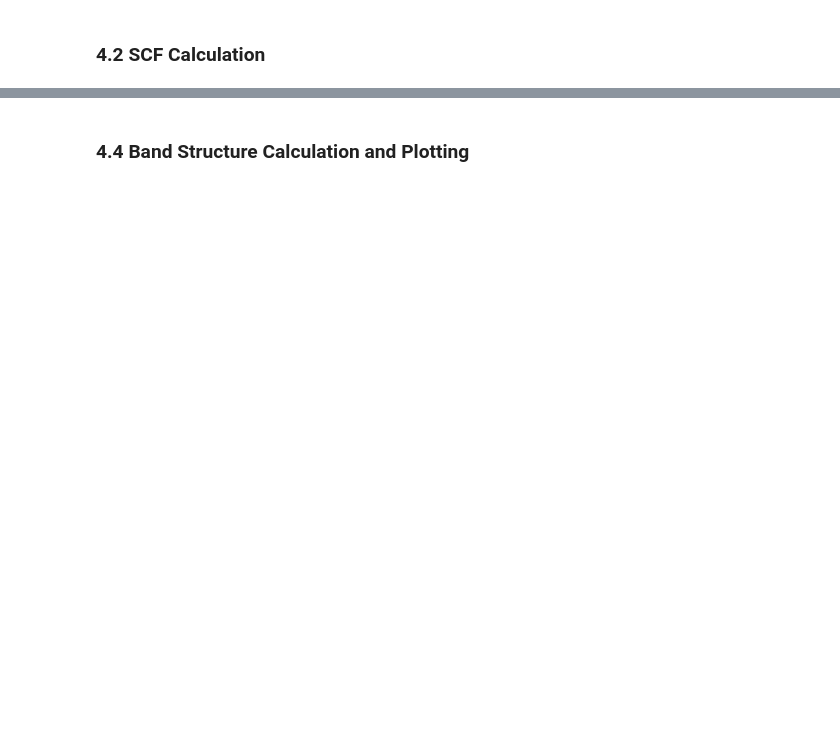
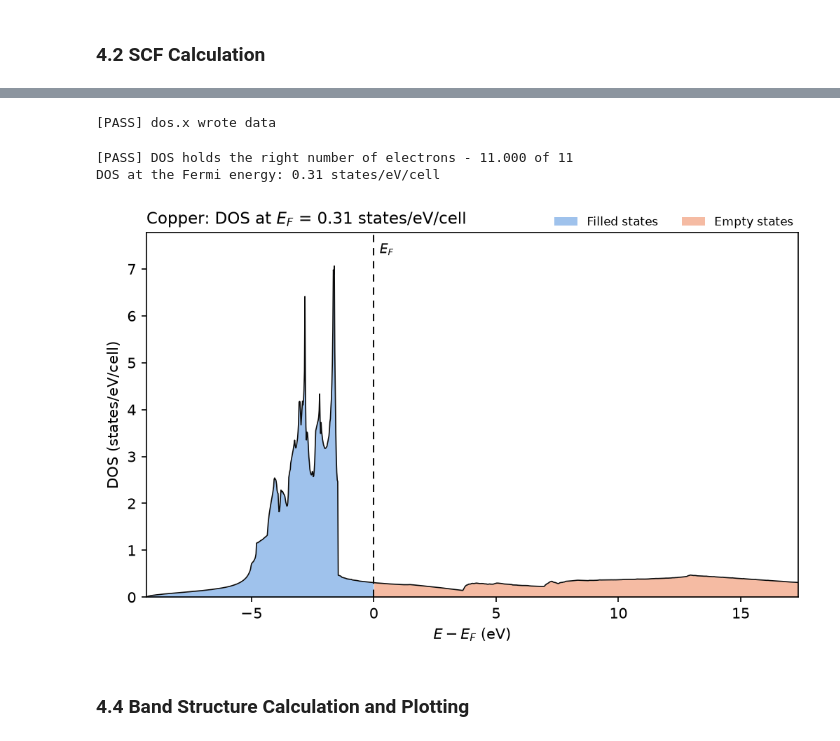
Before and after one commit to ADam1an1/bulk_solids, a Jupyter notebook: metals_bandgap.ipynb, the cells around one changed output, grey strips where cells are left out. Drawn from its saved outputs; the diff is of its cells as text; code cells hidden in the pictures; blank space fills up the shorter version.

```diff
--- a/metals_bandgap.ipynb
+++ b/metals_bandgap.ipynb
@@ -780,4 +840,25 @@ CU_NSCF_OUT = run_pw("pw.nscf.cu.in", CU_NSCF_INPUT, CU_RUN)
 [PASS] NSCF finished
+# %%
+CU_DOS_INPUT = f'''&DOS
+  prefix = 'cu'
+  outdir = './tmp/'
+  fildos = 'cu_dos.dat'
+  DeltaE = 0.02
+/
+'''
+(CU_RUN / "pw.dos.cu.in").write_text(CU_DOS_INPUT)
+
+# Equivalent of:  dos.x < pw.dos.cu.in > pw.dos.cu.out
+run_qe(DOS, CU_RUN / "pw.dos.cu.in")
+check("dos.x wrote data", (CU_RUN / "cu_dos.dat").exists())
+# %% [output]
+[PASS] dos.x wrote data
+# %%
+CU_DOS_AT_FERMI = plot_dos(CU_RUN, "cu_dos.dat", CU_NSCF_OUT, "Copper")
+# %% [output]
+[PASS] DOS holds the right number of electrons - 11.000 of 11
+DOS at the Fermi energy: 0.31 states/eV/cell
+[figure, added]
 # %% [markdown]
 ### 4.4 Band Structure Calculation and Plotting
 # %%
```
Also changed, not shown: parts of 18 cells of this notebook, 6 other files.
